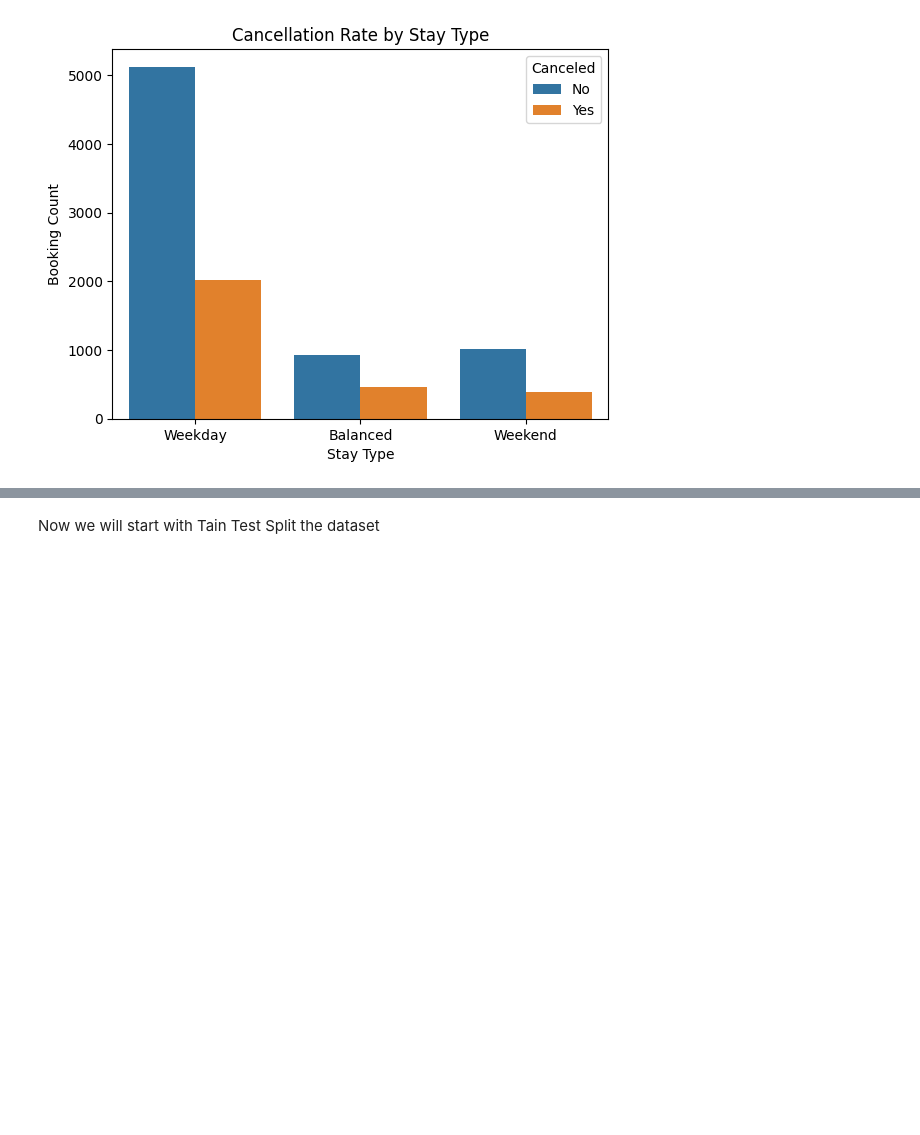
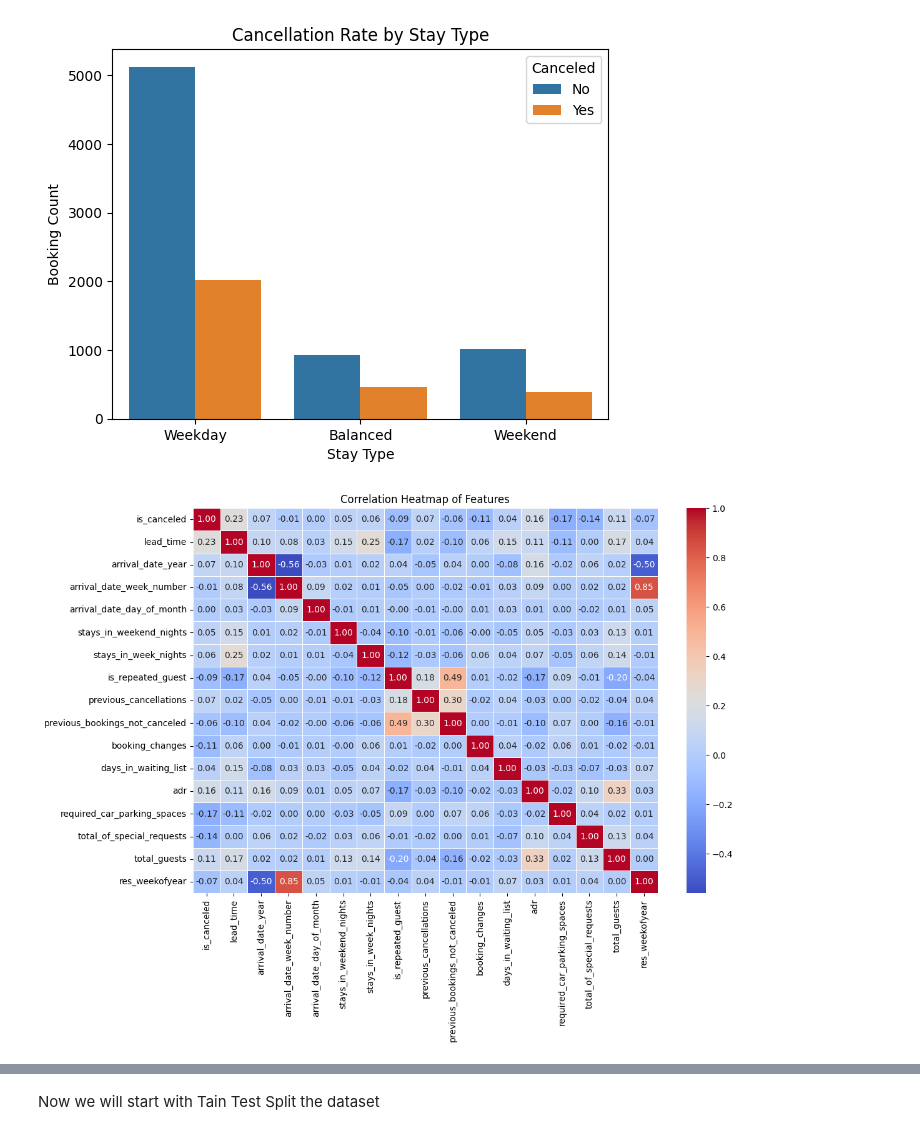
Before and after one commit to Shubhamk0703/Final-Project-23017935-, a Jupyter notebook: CODE_for_small_data(23017935).ipynb, the cells around one changed output, grey strips where cells are left out. Cells and saved outputs as stored; diff of their text form; code cells hidden in the pictures; blank space fills up the shorter version.

```diff
--- a/CODE_for_small_data(23017935).ipynb
+++ b/CODE_for_small_data(23017935).ipynb
@@ -367,3 +368,17 @@ plt.legend(title="Canceled", labels=["No", "Yes"])
 plt.show()
 # %% [output]
 [figure]
+# %%
+# Compute correlation matrix (only numeric features)
+numeric_df = sk_hotel_sample.select_dtypes(include=['float64', 'int64'])
+
+# Compute the correlation matrix
+corr_matrix = numeric_df.corr()
+
+# Plotting the heatmap
+plt.figure(figsize=(12, 8))
+sns.heatmap(corr_matrix, annot=True, cmap='coolwarm', fmt='.2f', linewidths=0.5)
+plt.title("Correlation Heatmap of Features")
+plt.show()
+# %% [output]
+[figure, added]
```
Also changed, not shown: parts of 13 cells of this notebook.
